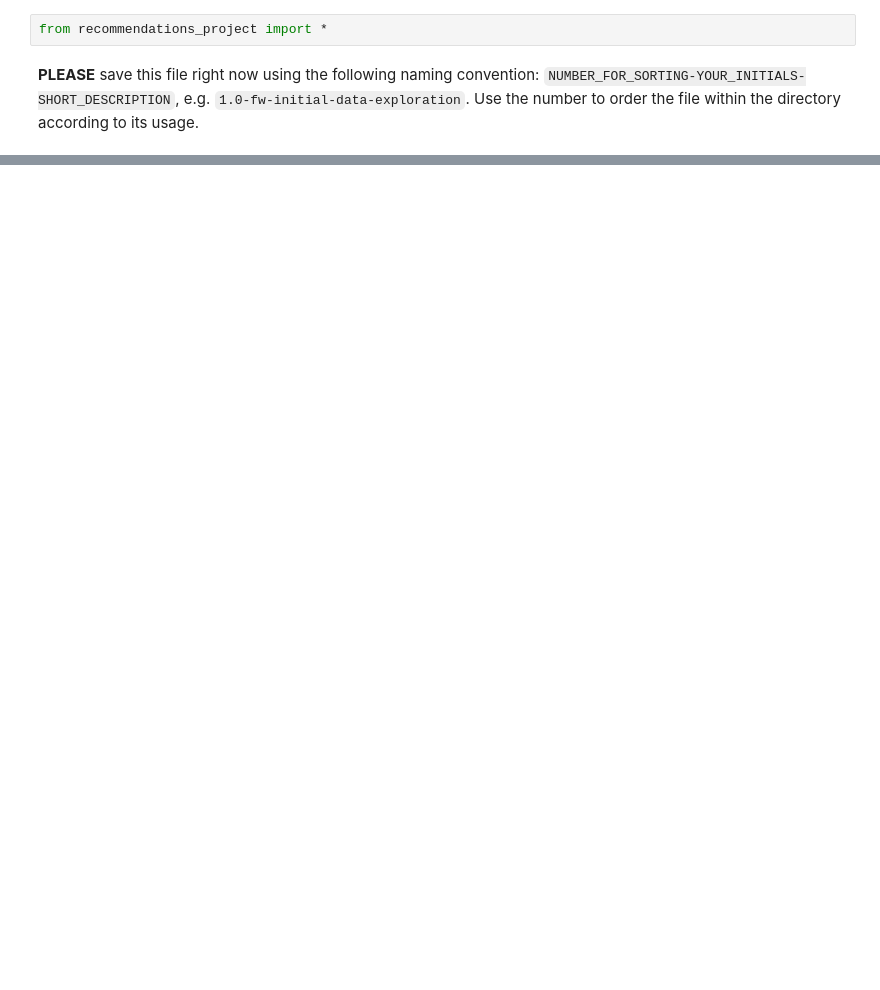
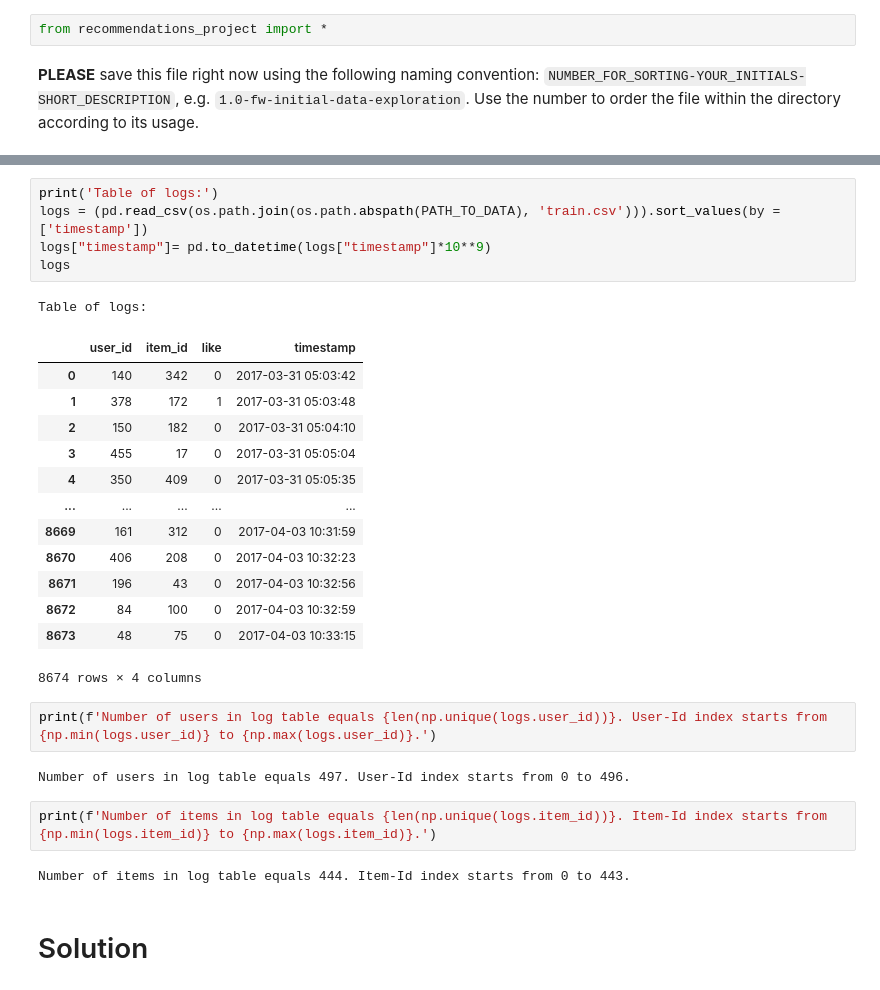
Before and after one commit to devyueightfive/recommendations_project, a Jupyter notebook: notebooks/recommend.ipynb, the cells around one changed output, grey strips where cells are left out. Drawn from its saved outputs; the diff is of its cells as text; blank space fills up the shorter version.

```diff
--- a/notebooks/recommend.ipynb
+++ b/notebooks/recommend.ipynb
@@ -35,0 +160,30 @@ from recommendations_project import *
+# %%
+print('Table of logs:')
+logs = (pd.read_csv(os.path.join(os.path.abspath(PATH_TO_DATA), 'train.csv'))).sort_values(by = ['timestamp'])
+logs["timestamp"]= pd.to_datetime(logs["timestamp"]*10**9)
+logs
+# %% [output]
+Table of logs:
+|  | user_id | item_id | like | timestamp |
+| 0 | 140 | 342 | 0 | 2017-03-31 05:03:42 |
+| 1 | 378 | 172 | 1 | 2017-03-31 05:03:48 |
+| 2 | 150 | 182 | 0 | 2017-03-31 05:04:10 |
+| 3 | 455 | 17 | 0 | 2017-03-31 05:05:04 |
+| 4 | 350 | 409 | 0 | 2017-03-31 05:05:35 |
+| ... | ... | ... | ... | ... |
+| 8669 | 161 | 312 | 0 | 2017-04-03 10:31:59 |
+| 8670 | 406 | 208 | 0 | 2017-04-03 10:32:23 |
+| 8671 | 196 | 43 | 0 | 2017-04-03 10:32:56 |
+| 8672 | 84 | 100 | 0 | 2017-04-03 10:32:59 |
+| 8673 | 48 | 75 | 0 | 2017-04-03 10:33:15 |
+8674 rows × 4 columns
+# %%
+print(f'Number of users in log table equals {len(np.unique(logs.user_id))}. User-Id index starts from {np.min(logs.user_id)} to {np.max(logs.user_id)}.')
+# %% [output]
+Number of users in log table equals 497. User-Id index starts from 0 to 496.
+# %%
+print(f'Number of items in log table equals {len(np.unique(logs.item_id))}. Item-Id index starts from {np.min(logs.item_id)} to {np.max(logs.item_id)}.')
+# %% [output]
+Number of items in log table equals 444. Item-Id index starts from 0 to 443.
+# %% [markdown]
+# Solution
```
Also changed, not shown: parts of 37 cells of this notebook.
